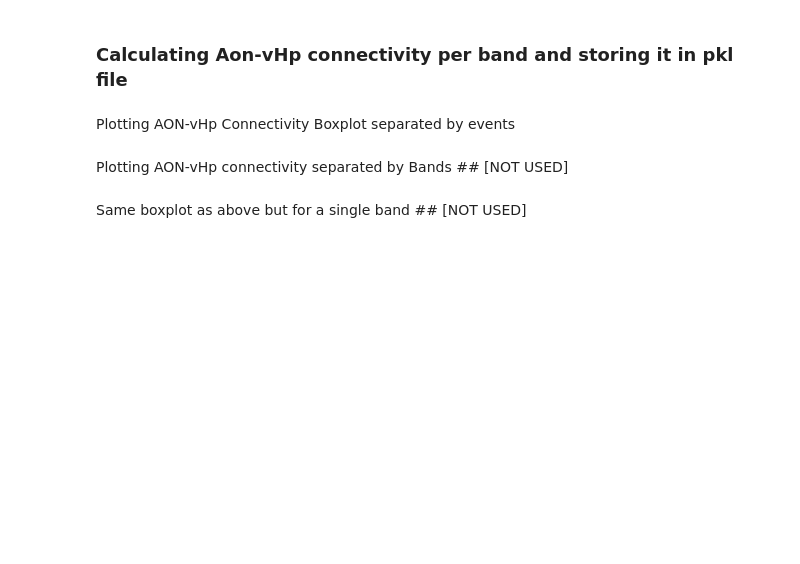
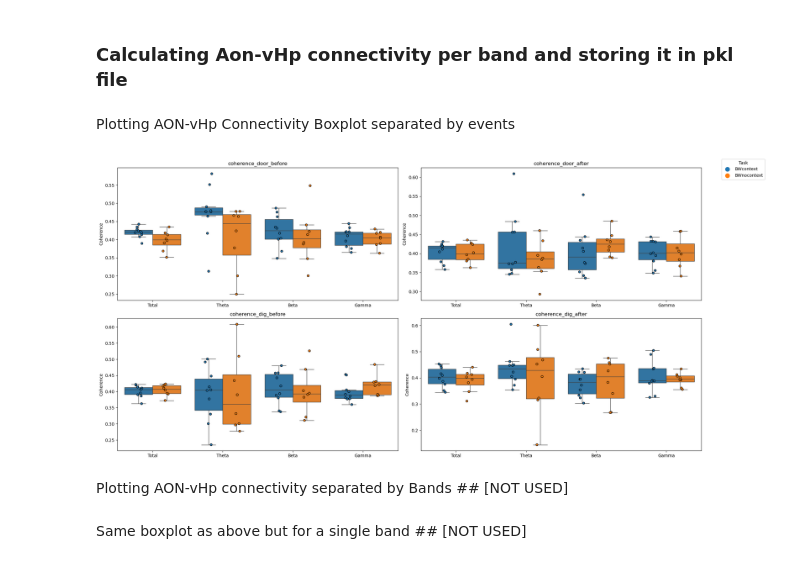
Before and after one commit to namanagrawal97/cpl_analysis_naman, a Jupyter notebook: 00_complete_analysis_truncated.ipynb, the cells around one changed output. Drawn from its saved outputs; the diff is of its cells as text; code cells hidden in the pictures; blank space fills up the shorter version.

Commit message:
coherence shuffled

```diff
--- a/00_complete_analysis_truncated.ipynb
+++ b/00_complete_analysis_truncated.ipynb
@@ -450,7 +446,7 @@ plt.show()
 # %% [markdown]
 Now we will plot the power spectra for each rat and the mean power spectra
 # %%
-compiled_data_all_epochs = pd.read_pickle(savepath+'compiled_data_all_epochs.pkl')
+compiled_data_all_epochs = pd.read_pickle(savepath+'compiled_data_all_epochs_truncated.pkl')
 power_df=compiled_data_all_epochs.__deepcopy__()
 number_per_segment = 700
 tukey_window = scipy.signal.get_window(('tukey', 0.2), number_per_segment)
@@ -555,7 +551,7 @@ plt.show()
 4.5 Power Boxplots
 # %%
 import seaborn as sns
-compiled_data_all_epochs=pd.read_pickle(savepath+'compiled_data_all_epochs.pkl')
+compiled_data_all_epochs=pd.read_pickle(savepath+'compiled_data_all_epochs_truncated.pkl')
 boxplot_df=compiled_data_all_epochs.__deepcopy__()
 number_per_segment = 700
 tukey_window = scipy.signal.get_window(('tukey', 0.2), number_per_segment)
@@ -1446,41 +1462,43 @@ con_data_df_clean.to_pickle(savepath+'coherence_boxplot_per_event_per_band_singl
 # %% [markdown]
 Plotting AON-vHp Connectivity Boxplot separated by events
 # %%
-con_data_df_clean=pd.read_pickle(savepath+'coherence_boxplot_per_event_per_band_single_value_truncated.pkl')
+con_data_df_clean=pd.read_pickle(savepath+'coherence_boxplot_per_event_per_band_single_value_shuffled_truncated.pkl')
 
 fig, axs = plt.subplots(2, 2, figsize=(20, 10))
 axs = axs.flatten()
-writer=pd.ExcelWriter(f'C:\\Users\\{user}\\Dropbox\\CPLab\\results\\coherence_event_per_band_truncated.xlsx')
+writer=pd.ExcelWriter(f'C:\\Users\\{user}\\Dropbox\\CPLab\\results\\coherence_event_per_band_shuffled_truncated.xlsx')
 for i, event in enumerate(['coherence_door_before', 'coherence_door_after', 'coherence_dig_before', 'coherence_dig_after']):
     event_data = con_data_df_clean[event]
     event_data_df = pd.DataFrame(event_data.tolist())
     event_data_df.reset_index(drop=True, inplace=True)
     event_data_df['rat_id'] = con_data_df_clean['rat_id'].reset_index(drop=True)
     event_data_df['task'] = con_data_df_clean['task'].reset_index(drop=True)
     event_data_df_melted = pd.melt(event_data_df, id_vars=['rat_id', 'task'], value_vars=['total', 'theta', 'beta', 'gamma'], var_name='band', value_name='coherence')
     sns.boxplot(x='band', y='coherence', hue='task', hue_order=['BWcontext', 'BWnocontext'], data=event_data_df_melted, showfliers=False, legend=False, ax=axs[i])
     sns.stripplot(x='band', y='coherence', hue='task', hue_order=['BWcontext', 'BWnocontext'], data=event_data_df_melted, dodge=True, edgecolor='black', linewidth=1, jitter=True, legend=False, ax=axs[i])
     axs[i].set_xticklabels(['Total', 'Theta', 'Beta', 'Gamma'])
     axs[i].set_title(event)
     axs[i].set_ylabel('Coherence')
     axs[i].set_xlabel('')
     event_data_df_melted.to_excel(writer, sheet_name=event)
 writer.close()
 # Create custom legend handles and labels
 from matplotlib.lines import Line2D
 colors = {'BWnocontext': '#ff7f0e', 'BWcontext': '#1f77b4'}
 
 # Create custom legend handles and labels
 handles = [
     Line2D([0], [0], color=colors['BWcontext'], marker='o', linestyle='', markersize=10, label='BWcontext'),
     Line2D([0], [0], color=colors['BWnocontext'], marker='o', linestyle='', markersize=10, label='BWnocontext')
 ]
 
 # Add the custom legend to the figure
 fig.legend(handles=handles, loc='upper right', bbox_to_anchor=(1.1, 1), title='Task')
-fig.savefig(savepath+'coherence_event_per_band_truncated.png', format='png',dpi=300)
+fig.savefig(savepath+'coherence_event_per_band_shuffled_truncated.png', format='png',dpi=300)
 plt.tight_layout()
 plt.show()
+# %% [output]
+[figure, added]
 # %% [markdown]
 Plotting AON-vHp connectivity separated by Bands ## [NOT USED]
 # %%
```
Also changed, not shown: parts of 10 cells of this notebook.
